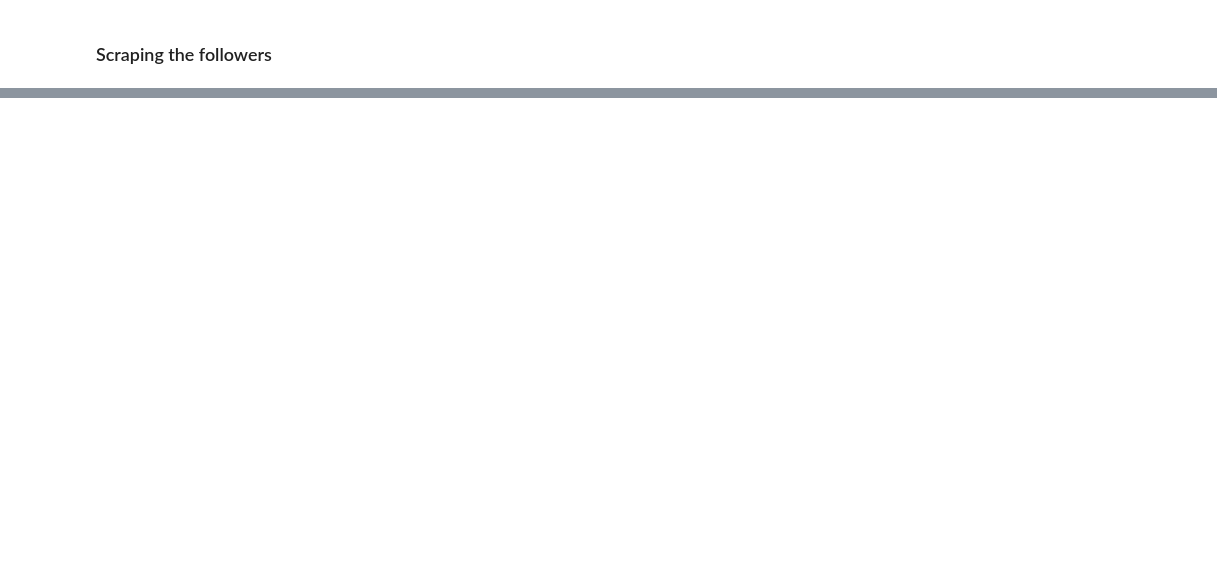
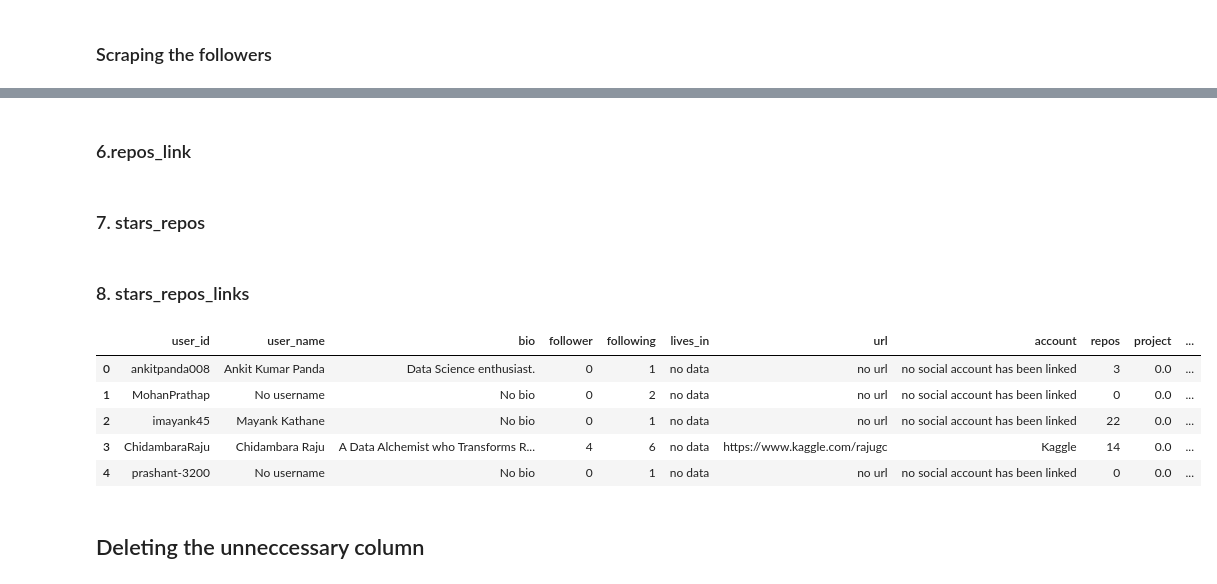
Before and after one commit to RahulWadwani/Projects, a Jupyter notebook: Weekly projects/week 24/Github Profile Scraper.ipynb, the cells around one changed output, grey strips where cells are left out. Drawn from its saved outputs; the diff is of its cells as text; code cells hidden in the pictures; blank space fills up the shorter version.

```diff
--- a/Weekly projects/week 24/Github Profile Scraper.ipynb
+++ b/Weekly projects/week 24/Github Profile Scraper.ipynb
@@ -358,0 +416,6 @@ with open('stars_data.txt','w') as fd:
+# %%
+stars = []
+for i in followers_data['stars']:
+    stars.append(int(i))
+
+followers_data['stars'] = stars
@@ -358,0 +424,52 @@ with open('stars_data.txt','w') as fd:
+# %%
+repos_name = []
+for i in followers_data['repos_name']:
+    if len(i)>0:
+        repos_name.append(','.join(i))
+    else:
+        repos_name.append('No Repository')
+
+followers_data['repos_name'] = repos_name
+# %% [markdown]
+### 6.repos_link
+# %%
+repos_link = []
+for i in followers_data['repos_link']:
+    if len(i)>0:
+        repos_link.append(','.join(i))
+    else:
+        repos_link.append('No Repository link')
+
+followers_data['repos_link'] = repos_link
+# %% [markdown]
+### 7. stars_repos
+# %%
+stars_repos = []
+for i in followers_data['stars_repos']:
+    if len(i)>0:
+        stars_repos.append(','.join(i))
+    else:
+        stars_repos.append('No Repository link')
+
+followers_data['stars_repos'] = stars_repos
+# %% [markdown]
+### 8. stars_repos_links
+# %%
+stars_repos_links = []
+for i in followers_data['stars_repos_links']:
+    if len(i)>0:
+        stars_repos_links.append(','.join(i))
+    else:
+        stars_repos_links.append('No Repository link')
+
+followers_data['stars_repos_links'] = stars_repos_links
+followers_data.head()
+# %% [output]
+|  | user_id | user_name | bio | follower | following | lives_in | url | account | repos | project | ... |
+| 0 | ankitpanda008 | Ankit Kumar Panda | Data Science enthusiast. | 0 | 1 | no data | no url | no social account has been linked | 3 | 0.0 | ... |
+| 1 | MohanPrathap | No username | No bio | 0 | 2 | no data | no url | no social account has been linked | 0 | 0.0 | ... |
+| 2 | imayank45 | Mayank Kathane | No bio | 0 | 1 | no data | no url | no social account has been linked | 22 | 0.0 | ... |
+| 3 | ChidambaraRaju | Chidambara Raju | A Data Alchemist who Transforms R... | 4 | 6 | no data | https://www.kaggle.com/rajugc | Kaggle | 14 | 0.0 | ... |
+| 4 | prashant-3200 | No username | No bio | 0 | 1 | no data | no url | no social account has been linked | 0 | 0.0 | ... |
+# %% [markdown]
+## Deleting the unneccessary column
```
Also changed, not shown: parts of 37 cells of this notebook, 5 other files.
